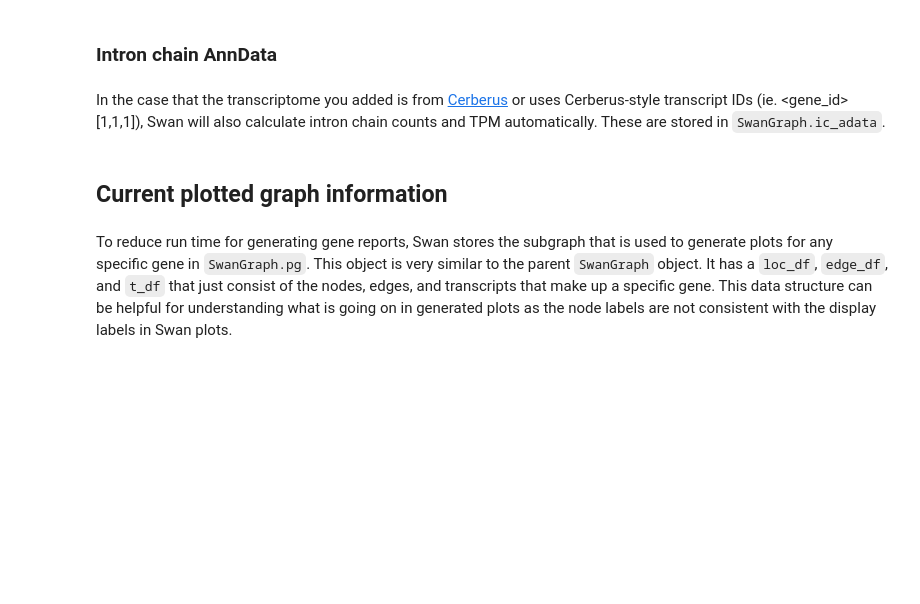
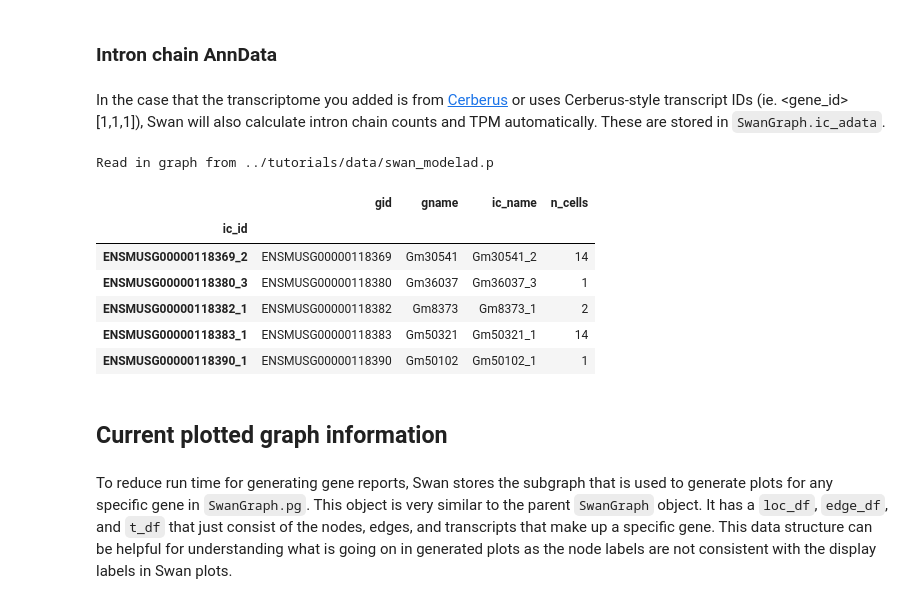
Before and after one commit to mortazavilab/swan_vis, a Jupyter notebook: faqs/Data structure.ipynb, the cells around one changed output. Saved outputs shown, nothing was run; the diff lists cells and outputs as text; code cells hidden in the pictures; blank space fills up the shorter version.

```diff
--- a/faqs/Data structure.ipynb
+++ b/faqs/Data structure.ipynb
@@ -273,6 +273,18 @@ print(sg.tes_adata.layers['pi'][:r, start_c:end_c])
 ### Intron chain AnnData
 # %% [markdown]
 In the case that the transcriptome you added is from [Cerberus](https://github.com/mortazavilab/cerberus/tree/master) or uses Cerberus-style transcript IDs (ie. \<gene_id\>\[1,1,1\]), Swan will also calculate intron chain counts and TPM automatically. These are stored in `SwanGraph.ic_adata`.
+# %%
+sg = swan.read('../tutorials/data/swan_modelad.p')
+sg.ic_adata.var.tail()
+# %% [output]
+Read in graph from ../tutorials/data/swan_modelad.p
+|  | gid | gname | ic_name | n_cells |
+| ic_id |  |  |  |  |
+| ENSMUSG00000118369_2 | ENSMUSG00000118369 | Gm30541 | Gm30541_2 | 14 |
+| ENSMUSG00000118380_3 | ENSMUSG00000118380 | Gm36037 | Gm36037_3 | 1 |
+| ENSMUSG00000118382_1 | ENSMUSG00000118382 | Gm8373 | Gm8373_1 | 2 |
+| ENSMUSG00000118383_1 | ENSMUSG00000118383 | Gm50321 | Gm50321_1 | 14 |
+| ENSMUSG00000118390_1 | ENSMUSG00000118390 | Gm50102 | Gm50102_1 | 1 |
 # %% [markdown]
 ##  <a name="pg"></a>Current plotted graph information
 # %% [markdown]
```
Also changed, not shown: parts of 1 cell of this notebook.
